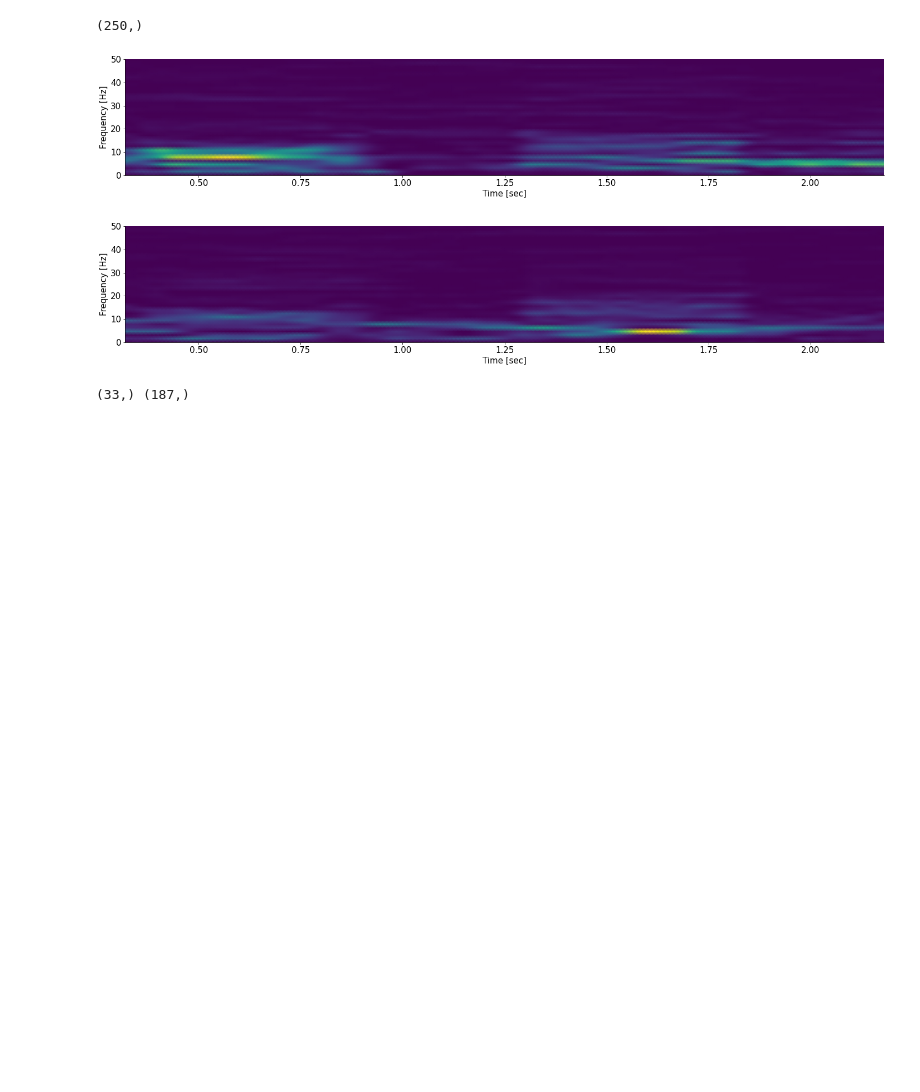
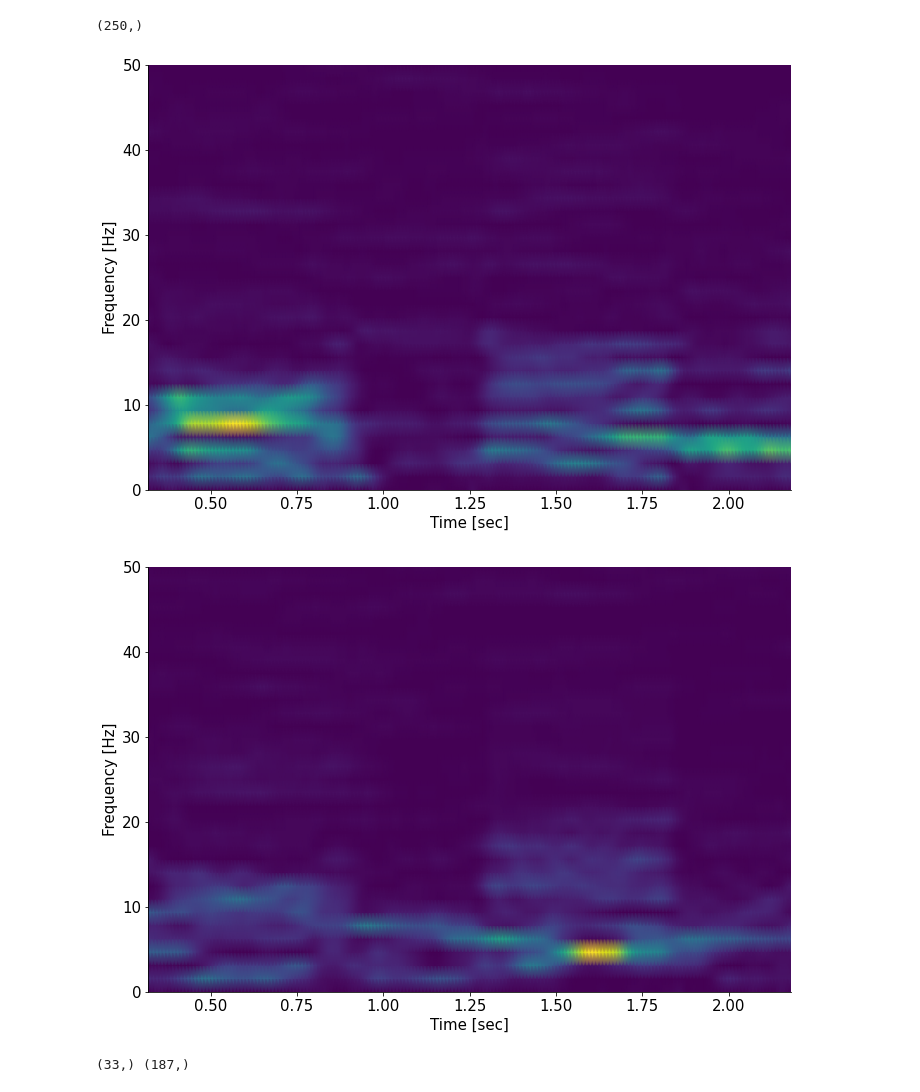
Before and after one commit to Neurocoders/AttentionProject, a Jupyter notebook: Copy_of_load_steinmetz_extra.ipynb, the cells around one changed output. Drawn from its saved outputs; the diff is of its cells as text; code cells hidden in the pictures; blank space fills up the shorter version.

```diff
--- a/Copy_of_load_steinmetz_extra.ipynb
+++ b/Copy_of_load_steinmetz_extra.ipynb
@@ -159,19 +159,21 @@ np.shape(time_vec)
 # %%
 from scipy import signal
 from scipy.fft import fftshift
 fs =  1/ ((time_vec[1] - time_vec[0] ) * 1e-3)
 
 f1,t1,S1xx = signal.spectrogram(dat_lfp["lfp"][1, 1, :],fs = 100,nfft=64, nperseg = 64,noverlap=63) # This config gives the best Spectrogram. Reducing the nfft reduces freq resolution
 f2,t2,S2xx = signal.spectrogram(dat_lfp["lfp"][2, 1, :],fs=100,nfft=64, nperseg = 64,noverlap=63)
+
+plt.figure(figsize = (10,7))
 plt.pcolormesh(t1, f1, S1xx,shading = 'gouraud')
 plt.ylabel('Frequency [Hz]')
 plt.xlabel('Time [sec]')
 plt.show()
-plt.pcolormesh(t2, f2, S2xx,shading = 'gouraud'); plt.ylabel('Frequency [Hz]'); plt.xlabel('Time [sec]')
+plt.figure(figsize = (10,7)); plt.pcolormesh(t2, f2, S2xx,shading = 'gouraud'); plt.ylabel('Frequency [Hz]'); plt.xlabel('Time [sec]')
 plt.show()
 print(np.shape(f1),np.shape(t1)) # To look at the trade-off between time and frequency
 # Pxx, freqs, bins, im = plt.specgram(dat_lfp["lfp"][1, 1, :],NFFT=32, noverlap=31,Fs = 100) # Another way of plotting spectrogram
 # %% [output]
-[figure, old version]
+[figure, new version]
-[figure, old version]
+[figure, new version]
 (33,) (187,)
```
Also changed, not shown: parts of 1 cell of this notebook.
